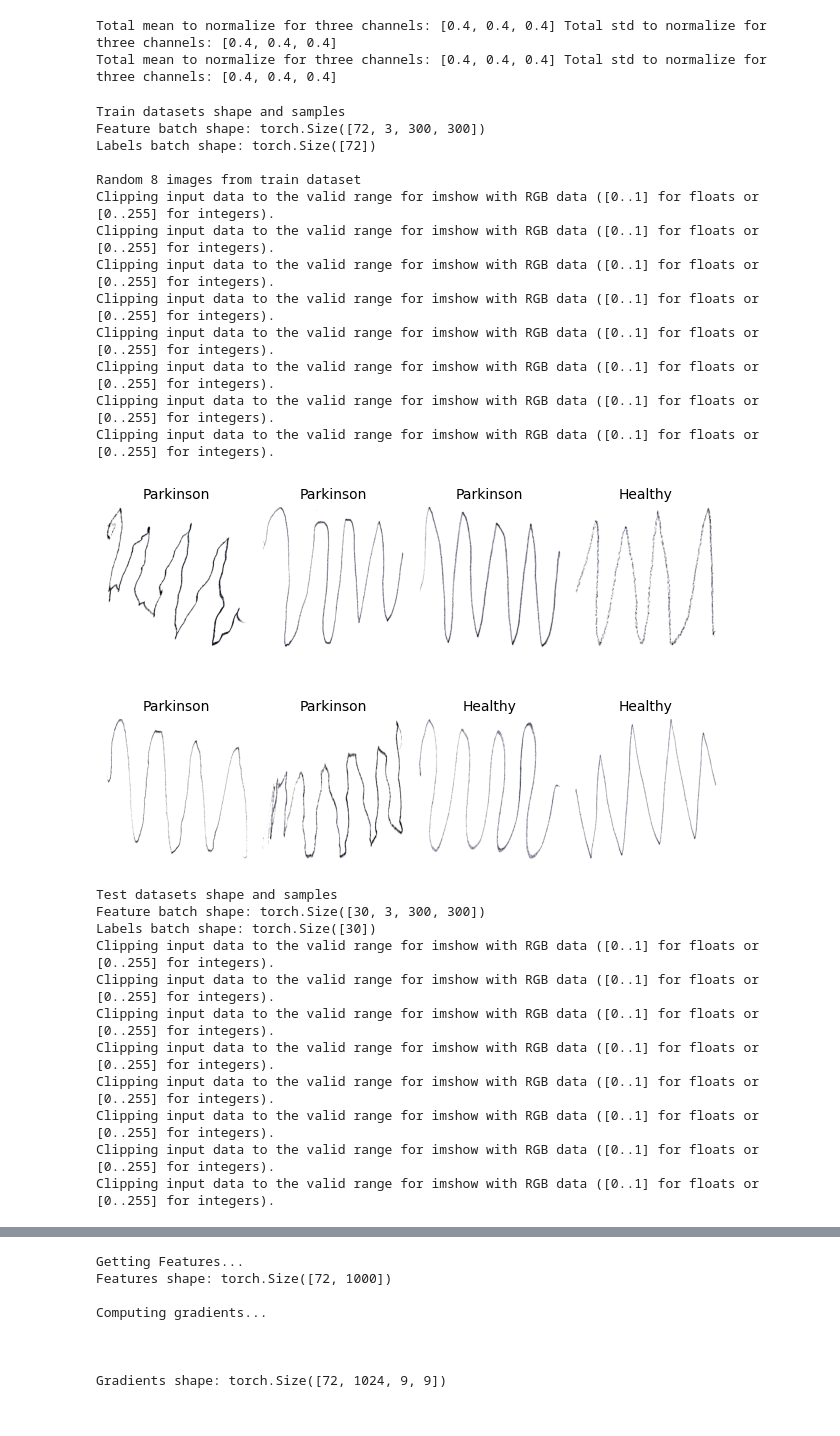
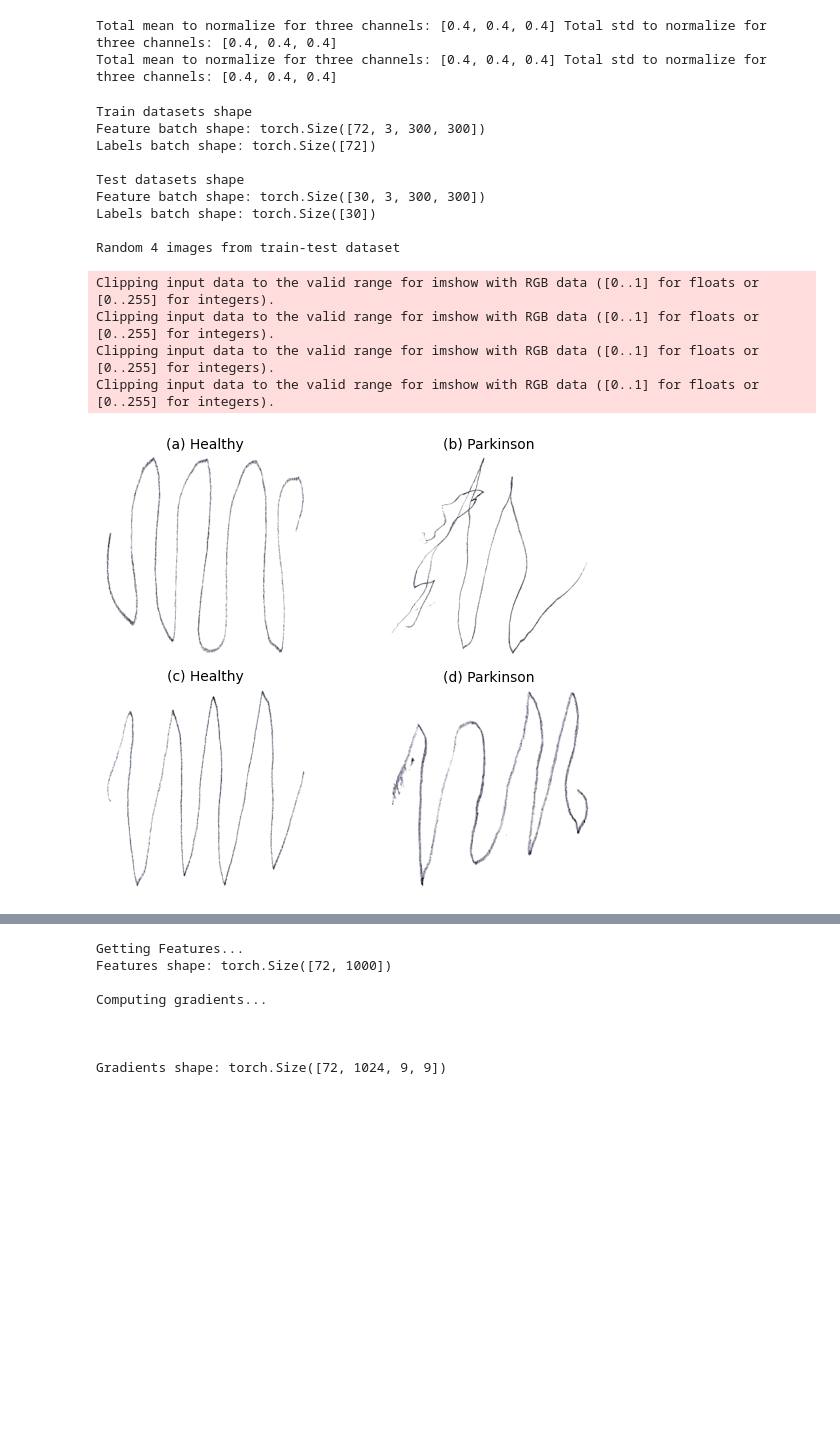
Before and after one commit to rjarman/parkinson-disease-classification, a Jupyter notebook: notebooks/densenet121_wave.ipynb, the cells around one changed output, grey strips where cells are left out. Drawn from its saved outputs; the diff is of its cells as text; code cells hidden in the pictures; blank space fills up the shorter version.

Commit message:
fix: add 4x4 sample and grad-cam images

```diff
--- a/notebooks/densenet121_wave.ipynb
+++ b/notebooks/densenet121_wave.ipynb
@@ -195,58 +195,69 @@ Total mean to normalize for three channels: [0.4, 0.4, 0.4] Total std to normali
 # %%
 # Display image and label.
 def show_images(imgs, imgs_title, cmap=None):
     if len(imgs) > 8: raise ValueError('Length of the parameter exceeded the limit!')
     class_names = {0: 'Healthy', 1: 'Parkinson'}
     for i, val in enumerate(imgs):
         plt.subplot(2, 4, i + 1)
         plt.imshow(imgs[i].numpy().transpose((1, 2, 0)), cmap=cmap)
         plt.title(class_names[int(imgs_title[i])], fontdict = {'fontsize' : 10})
         plt.axis('off')
     plt.tight_layout()
     plt.show()
 
+def get_sample_img(_data, _s):
+    for val in _data:
+        for idx, lab in enumerate(val[1]):
+            if lab == 0 and len(h_train_test_sam)==_s: h_train_test_sam.append((val[0][idx], 'Healthy'))
+            if lab == 1 and len(p_train_test_sam)==_s: p_train_test_sam.append((val[0][idx], 'Parkinson'))
+
 # train datasets shapes
-print('Train datasets shape and samples')
+print('Train datasets shape')
 train_features, train_labels = next(iter(train_data))
 print(f"Feature batch shape: {train_features.size()}")
 print(f"Labels batch shape: {train_labels.size()}")
 
-print('\nRandom 8 images from train dataset')
-for val in train_data:
-    show_images(val[0][:8], val[1][:8])
-
-print('\nTest datasets shape and samples')
+print('\nTest datasets shape')
 test_features, test_labels = next(iter(test_data))
 print(f"Feature batch shape: {test_features.size()}")
 print(f"Labels batch shape: {test_labels.size()}")
 
-# print('\nRandom 8 images from test dataset')
-for val in test_data:
-    show_images(val[0][:8], val[1][:8])
-    break
+print('\nRandom 4 images from train-test dataset')
+h_train_test_sam = []
+p_train_test_sam = []
+get_sample_img(train_data, 0)
+get_sample_img(test_data, 1)
+plt.subplot(2, 2, 1)
+plt.imshow(h_train_test_sam[0][0].numpy().transpose((1, 2, 0)), cmap=None)
+plt.title('(a) ' + h_train_test_sam[0][1], fontdict = {'fontsize' : 10})
+plt.axis('off')
+plt.subplot(2, 2, 2)
+plt.imshow(p_train_test_sam[0][0].numpy().transpose((1, 2, 0)), cmap=None)
+plt.title('(b) ' + p_train_test_sam[0][1], fontdict = {'fontsize' : 10})
+plt.axis('off')
+plt.subplot(2, 2, 3)
+plt.imshow(h_train_test_sam[1][0].numpy().transpose((1, 2, 0)), cmap=None)
+plt.title('(c) ' + h_train_test_sam[1][1], fontdict = {'fontsize' : 10})
+plt.axis('off')
+plt.subplot(2, 2, 4)
+plt.imshow(p_train_test_sam[1][0].numpy().transpose((1, 2, 0)), cmap=None)
+plt.title('(d) ' + p_train_test_sam[1][1], fontdict = {'fontsize' : 10})
+plt.axis('off')
+plt.tight_layout()
+plt.savefig('images/sample_train_test_wave.png', dpi=300, bbox_inches='tight')
+plt.show()
 # %% [output]
-Train datasets shape and samples
+Train datasets shape
 Feature batch shape: torch.Size([72, 3, 300, 300])
 Labels batch shape: torch.Size([72])
 
-Random 8 images from train dataset
-Clipping input data to the valid range for imshow with RGB data ([0..1] for floats or [0..255] for integers).
-Clipping input data to the valid range for imshow with RGB data ([0..1] for floats or [0..255] for integers).
-Clipping input data to the valid range for imshow with RGB data ([0..1] for floats or [0..255] for integers).
-Clipping input data to the valid range for imshow with RGB data ([0..1] for floats or [0..255] for integers).
-Clipping input data to the valid range for imshow with RGB data ([0..1] for floats or [0..255] for integers).
-Clipping input data to the valid range for imshow with RGB data ([0..1] for floats or [0..255] for integers).
-Clipping input data to the valid range for imshow with RGB data ([0..1] for floats or [0..255] for integers).
-Clipping input data to the valid range for imshow with RGB data ([0..1] for floats or [0..255] for integers).
+Test datasets shape
+Feature batch shape: torch.Size([30, 3, 300, 300])
+Labels batch shape: torch.Size([30])
+
+Random 4 images from train-test dataset
+Clipping input data to the valid range for imshow with RGB data ([0..1] for floats or [0..255] for integers).
+Clipping input data to the valid range for imshow with RGB data ([0..1] for floats or [0..255] for integers).
+Clipping input data to the valid range for imshow with RGB data ([0..1] for floats or [0..255] for integers).
+Clipping input data to the valid range for imshow with RGB data ([0..1] for floats or [0..255] for integers).
-[figure, old version]
+[figure, new version]
-Test datasets shape and samples
-Feature batch shape: torch.Size([30, 3, 300, 300])
-Labels batch shape: torch.Size([30])
-Clipping input data to the valid range for imshow with RGB data ([0..1] for floats or [0..255] for integers).
-Clipping input data to the valid range for imshow with RGB data ([0..1] for floats or [0..255] for integers).
-Clipping input data to the valid range for imshow with RGB data ([0..1] for floats or [0..255] for integers).
-Clipping input data to the valid range for imshow with RGB data ([0..1] for floats or [0..255] for integers).
-Clipping input data to the valid range for imshow with RGB data ([0..1] for floats or [0..255] for integers).
-Clipping input data to the valid range for imshow with RGB data ([0..1] for floats or [0..255] for integers).
-Clipping input data to the valid range for imshow with RGB data ([0..1] for floats or [0..255] for integers).
-Clipping input data to the valid range for imshow with RGB data ([0..1] for floats or [0..255] for integers).
```
Also changed, not shown: parts of 5 cells of this notebook, 5 other files.
